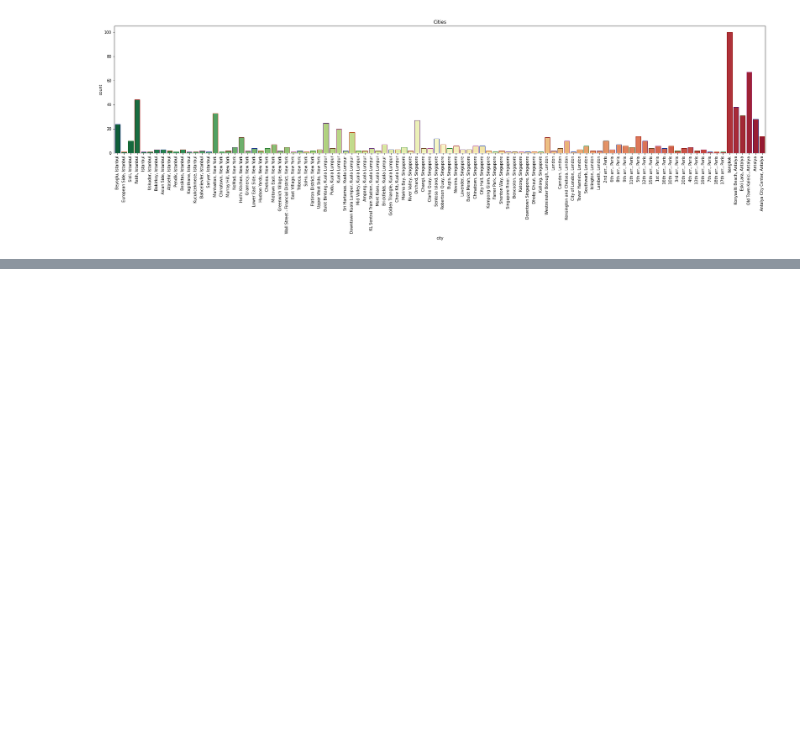
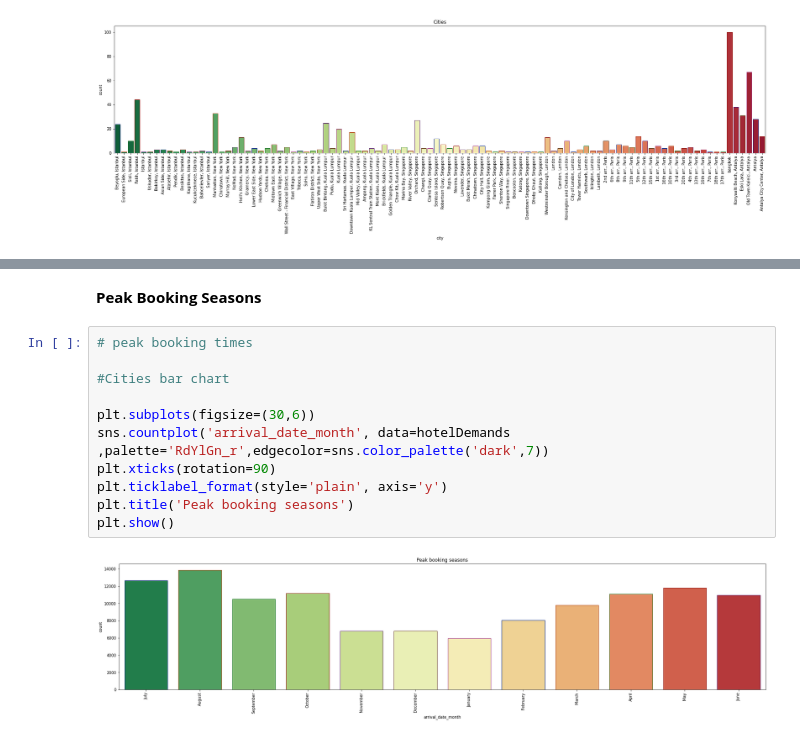
Before and after one commit to kartikay89/Data-Analysis, a Jupyter notebook: HotelBookings.ipynb, the cells around one changed output, grey strips where cells are left out. Cells and saved outputs as stored; diff of their text form; blank space fills up the shorter version.

```diff
--- a/HotelBookings.ipynb
+++ b/HotelBookings.ipynb
@@ -111,0 +200,15 @@ plt.show()
+# %% [markdown]
+**Peak Booking Seasons**
+# %%
+# peak booking times
+
+#Cities bar chart
+
+plt.subplots(figsize=(30,6))
+sns.countplot('arrival_date_month', data=hotelDemands ,palette='RdYlGn_r',edgecolor=sns.color_palette('dark',7))
+plt.xticks(rotation=90)
+plt.ticklabel_format(style='plain', axis='y')
+plt.title('Peak booking seasons')
+plt.show()
+# %% [output]
+[figure, added]
```
Also changed, not shown: parts of 16 cells of this notebook.
